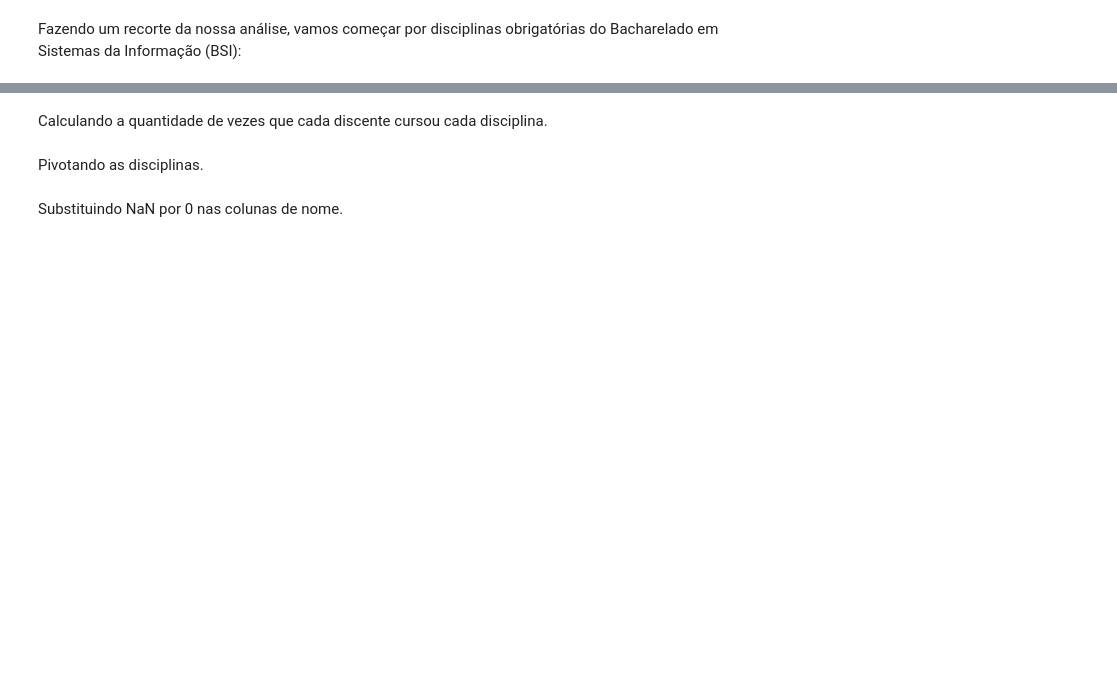
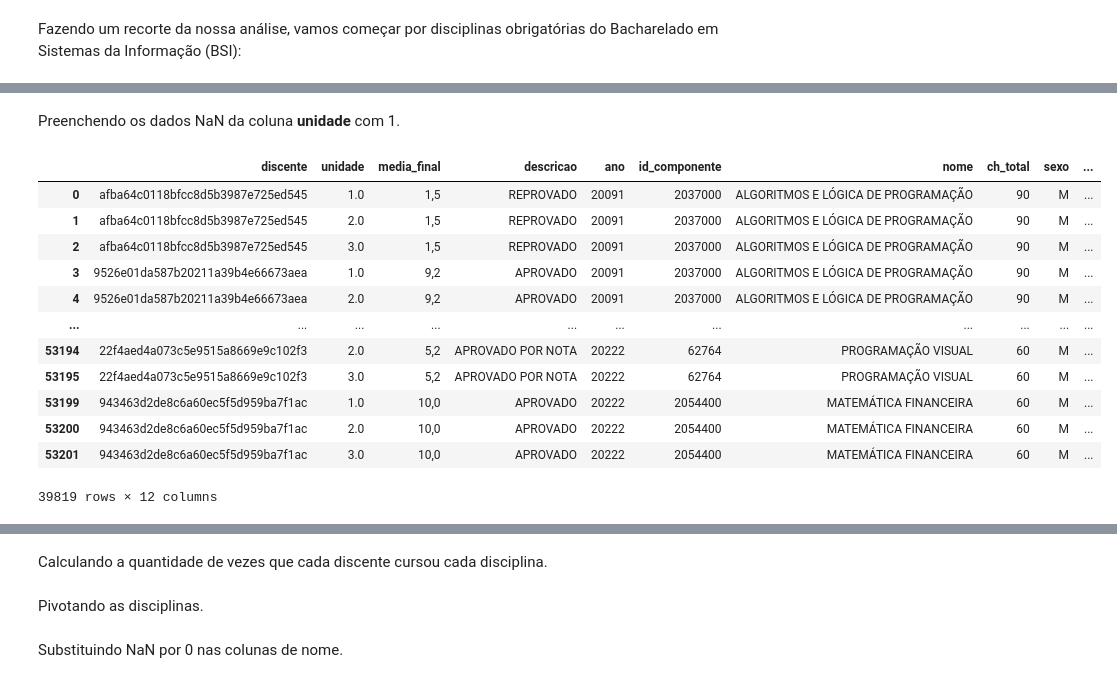
Before and after one commit to wanessabezerra/dataframe-bsi, a Jupyter notebook: datasets/dados-extraidos.ipynb, the cells around one changed output, grey strips where cells are left out. Cells and saved outputs as stored; diff of their text form; code cells hidden in the pictures; blank space fills up the shorter version.

```diff
--- a/datasets/dados-extraidos.ipynb
+++ b/datasets/dados-extraidos.ipynb
@@ -69,4 +58,4 @@ lista_obrigatórias = [
                 'ÉTICA',
                 ]
 condição_nome = f"nome in {lista_obrigatórias}"
-df_dados_filtrado = df_dados_filtrado.query(condição_nome)
+df_dados_filtrado = df_dados.query(condição_nome)
@@ -72,0 +80,19 @@ df_dados_filtrado = df_dados_filtrado.query(condição_nome)
+# %% [markdown]
+Preenchendo os dados NaN da coluna **unidade** com 1.
+# %%
+df_dados_filtrado.loc[:, 'unidade'] = df_dados_filtrado['unidade'].fillna(1)
+df_dados_filtrado
+# %% [output]
+|  | discente | unidade | media_final | descricao | ano | id_componente | nome | ch_total | sexo | ... |
+| 0 | afba64c0118bfcc8d5b3987e725ed545 | 1.0 | 1,5 | REPROVADO | 20091 | 2037000 | ALGORITMOS E LÓGICA DE PROGRAMAÇÃO | 90 | M | ... |
+| 1 | afba64c0118bfcc8d5b3987e725ed545 | 2.0 | 1,5 | REPROVADO | 20091 | 2037000 | ALGORITMOS E LÓGICA DE PROGRAMAÇÃO | 90 | M | ... |
+| 2 | afba64c0118bfcc8d5b3987e725ed545 | 3.0 | 1,5 | REPROVADO | 20091 | 2037000 | ALGORITMOS E LÓGICA DE PROGRAMAÇÃO | 90 | M | ... |
+| 3 | 9526e01da587b20211a39b4e66673aea | 1.0 | 9,2 | APROVADO | 20091 | 2037000 | ALGORITMOS E LÓGICA DE PROGRAMAÇÃO | 90 | M | ... |
+| 4 | 9526e01da587b20211a39b4e66673aea | 2.0 | 9,2 | APROVADO | 20091 | 2037000 | ALGORITMOS E LÓGICA DE PROGRAMAÇÃO | 90 | M | ... |
+| ... | ... | ... | ... | ... | ... | ... | ... | ... | ... | ... |
+| 53194 | 22f4aed4a073c5e9515a8669e9c102f3 | 2.0 | 5,2 | APROVADO POR NOTA | 20222 | 62764 | PROGRAMAÇÃO VISUAL | 60 | M | ... |
+| 53195 | 22f4aed4a073c5e9515a8669e9c102f3 | 3.0 | 5,2 | APROVADO POR NOTA | 20222 | 62764 | PROGRAMAÇÃO VISUAL | 60 | M | ... |
+| 53199 | 943463d2de8c6a60ec5f5d959ba7f1ac | 1.0 | 10,0 | APROVADO | 20222 | 2054400 | MATEMÁTICA FINANCEIRA | 60 | M | ... |
+| 53200 | 943463d2de8c6a60ec5f5d959ba7f1ac | 2.0 | 10,0 | APROVADO | 20222 | 2054400 | MATEMÁTICA FINANCEIRA | 60 | M | ... |
+| 53201 | 943463d2de8c6a60ec5f5d959ba7f1ac | 3.0 | 10,0 | APROVADO | 20222 | 2054400 | MATEMÁTICA FINANCEIRA | 60 | M | ... |
+39819 rows × 12 columns
```
Also changed, not shown: parts of 24 cells of this notebook.
